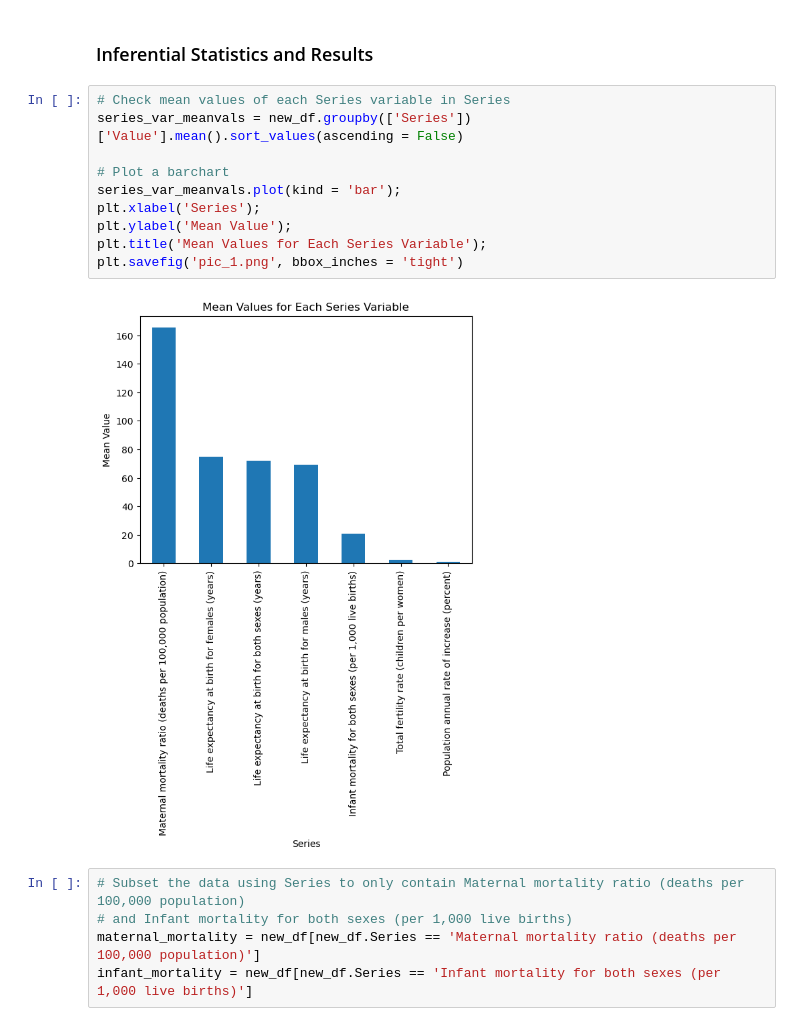
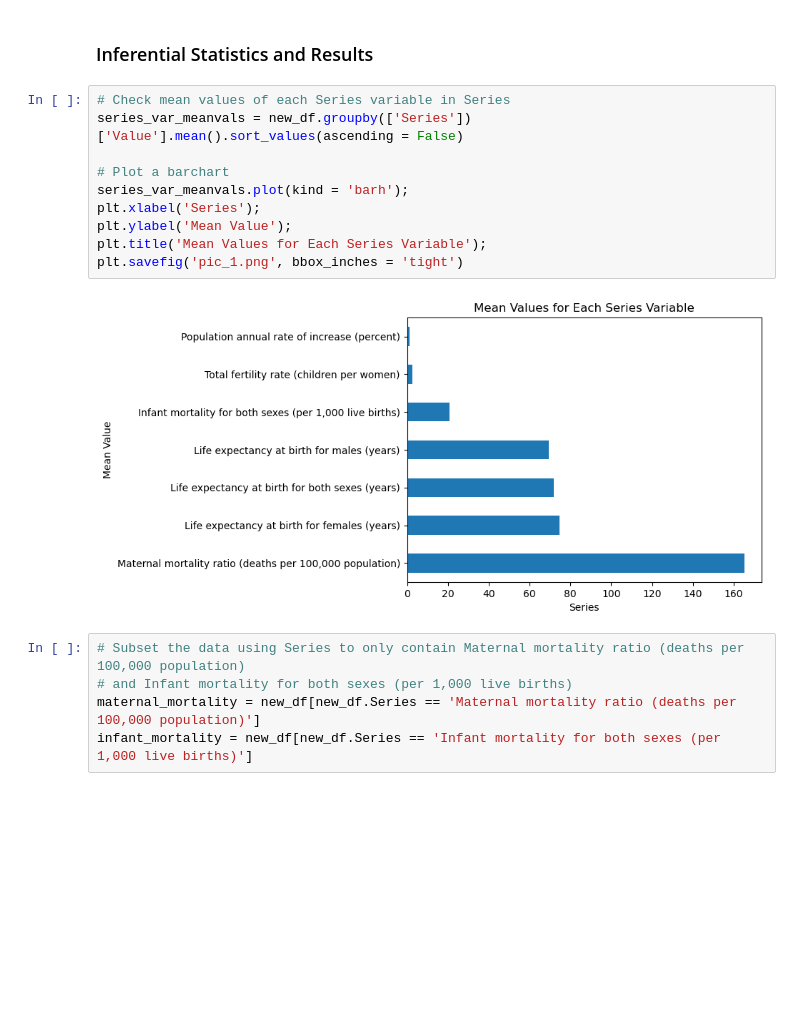
Before and after one commit to NsikanabasiMike/Inferential_Statistic_Demo, a Jupyter notebook: Inferential_Statistics_Demo.ipynb, the cells around one changed output. Saved outputs shown, nothing was run; the diff lists cells and outputs as text; blank space fills up the shorter version.

Commit message:
Update Bar Charts to Horizontal Bar Charts

```diff
--- a/Inferential_Statistics_Demo.ipynb
+++ b/Inferential_Statistics_Demo.ipynb
@@ -163,15 +163,15 @@ memory usage: 330.2+ KB
 # %%
 # Check mean values of each Series variable in Series
 series_var_meanvals = new_df.groupby(['Series'])['Value'].mean().sort_values(ascending = False)
 
 # Plot a barchart
-series_var_meanvals.plot(kind = 'bar');
+series_var_meanvals.plot(kind = 'barh');
 plt.xlabel('Series');
 plt.ylabel('Mean Value');
 plt.title('Mean Values for Each Series Variable');
 plt.savefig('pic_1.png', bbox_inches = 'tight')
 # %% [output]
-[figure, old version]
+[figure, new version]
 # %%
 # Subset the data using Series to only contain Maternal mortality ratio (deaths per 100,000 population)
 # and Infant mortality for both sexes (per 1,000 live births)
```
Also changed, not shown: parts of 2 cells of this notebook.
